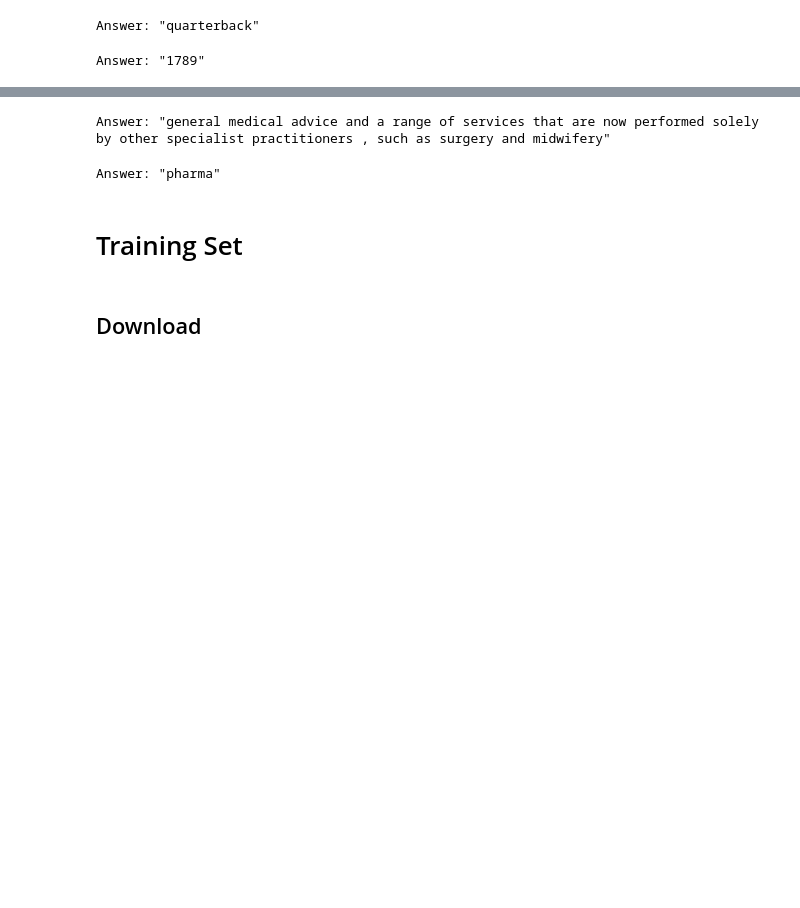
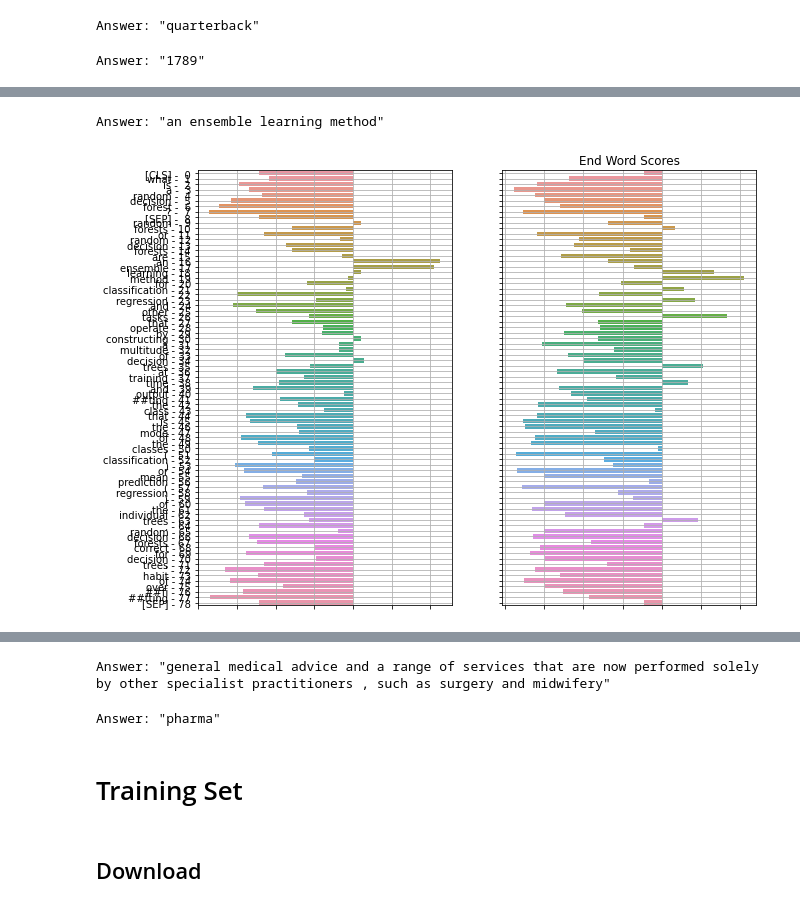
Before and after one commit to swilsonmfc/nlp, a Jupyter notebook: BertQuestionAnswer.ipynb, the cells around one changed output, grey strips where cells are left out. Cells and saved outputs as stored; diff of their text form; code cells hidden in the pictures; blank space fills up the shorter version.

```diff
--- a/BertQuestionAnswer.ipynb
+++ b/BertQuestionAnswer.ipynb
@@ -255,3 +291,8 @@ Answer: "a puppeteer"
+# %%
+q_and_a('What is a random decision forest?', wikipedia.summary('Random Forest'), display_scores=True)
+# %% [output]
+Answer: "an ensemble learning method"
+[figure, added]
 # %% [markdown]
 # SQuaD
 
```
Also changed, not shown: parts of 19 cells of this notebook.
